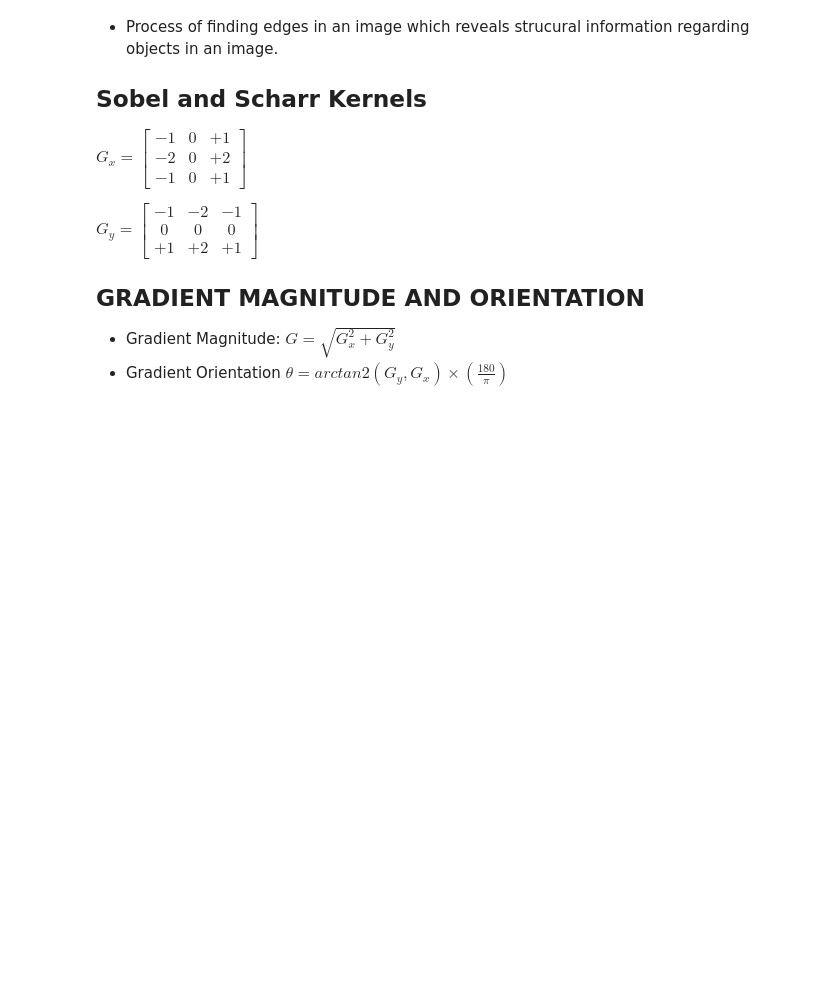
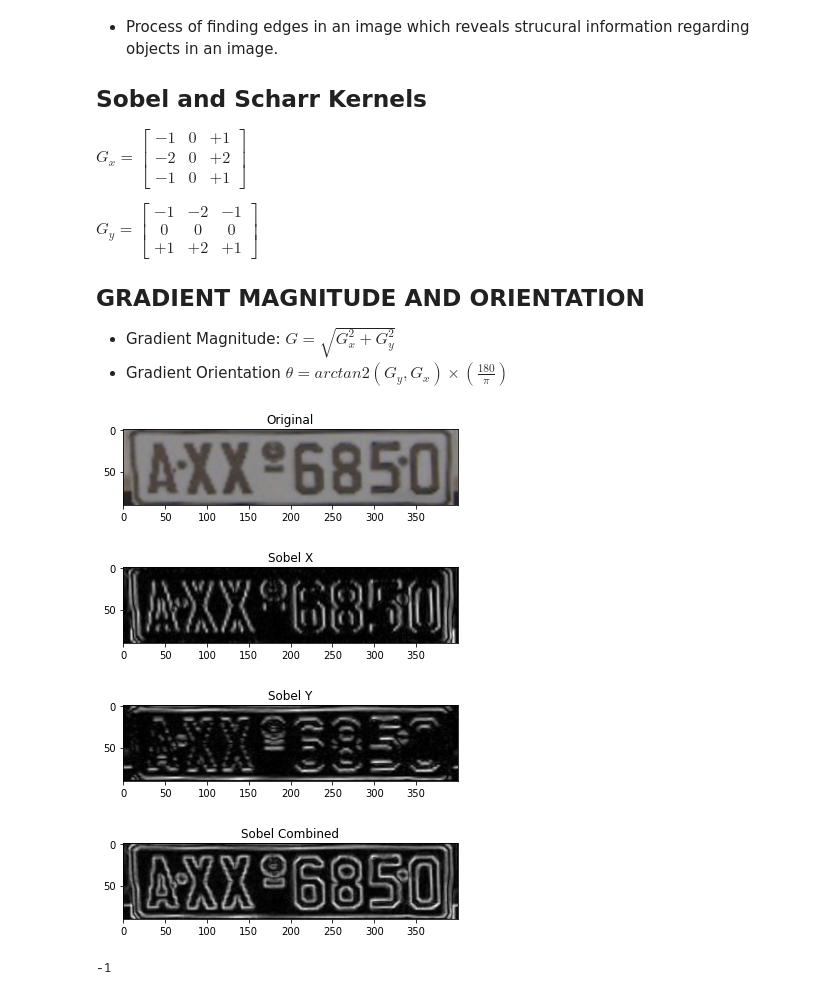
Before and after one commit to vinayakShenoy/PyImageSearchGurus-Course, a Jupyter notebook: module1/10_gradients_edge_detection/gradients.ipynb, the cells around one changed output. Cells and saved outputs as stored; diff of their text form; code cells hidden in the pictures; blank space fills up the shorter version.

```diff
--- a/module1/10_gradients_edge_detection/gradients.ipynb
+++ b/module1/10_gradients_edge_detection/gradients.ipynb
@@ -30,32 +30,49 @@ $G_{y} = \begin{bmatrix}-1 & -2 & -1 \\  0 & 0 & 0 \\  +1 & +2 & +1\end{bmatrix}
 # %%
 import argparse
 import cv2
 import numpy as np
+import sys
+sys.path.append("../../")
+from cv_imshow import display_image
+
 # construct the argument parser and parse the arguments
-ap = argparse.ArgumentParser()
-ap.add_argument("-i", "--image", required=True, help="Path to the image")
-ap.add_argument("-l","--min-angle", type=float, default=175.0)
-ap.add_argument("-u", "--max-angle", type=float, default=180.0)
-args = vars(ap.parse_args())
+#ap = argparse.ArgumentParser()
+#ap.add_argument("-i", "--image", required=True, help="Path to the image")
+#ap.add_argument("-l","--min-angle", type=float, default=175.0)
+#ap.add_argument("-u", "--max-angle", type=float, default=180.0)
+#args = vars(ap.parse_args())
+
+args = {
+    "image":"../../images/license_plate.png",
+    "min_angle":175,
+    "max_angle":180
+}
+
 
 # load the image, convert it to grayscale, and display the original
 # image
 image = cv2.imread(args["image"])
 gray = cv2.cvtColor(image, cv2.COLOR_BGR2GRAY)
-cv2.imshow("Original", image)
+display_image("Original", image)
 
 gx = cv2.Sobel(gray, ddepth=cv2.CV_64F, dx=1, dy=0)
 gy = cv2.Sobel(gray, ddepth=cv2.CV_64F, dx=0, dy=1)
 
 gx = cv2.convertScaleAbs(gx)
 gy = cv2.convertScaleAbs(gy)
 
 sobelCombined = cv2.addWeighted(gx, 0.5, gy, 0.5, 0)
 
-cv2.imshow("Sobel X", gx)
-cv2.imshow("Sobel Y", gy)
-cv2.imshow("Sobel Combined", sobelCombined)
+display_image("Sobel X", gx)
+display_image("Sobel Y", gy)
+display_image("Sobel Combined", sobelCombined)
 cv2.waitKey(0)
+# %% [output]
+[figure, added]
+[figure, added]
+[figure, added]
+[figure, added]
+-1
 # %%
 gx = cv2.Sobel(gray, ddepth=cv2.CV_64F, dx=1, dy=0)
 gy = cv2.Sobel(gray, ddepth=cv2.CV_64F, dx=0, dy=1)
```
Also changed, not shown: parts of 1 cell of this notebook, 11 other files.
